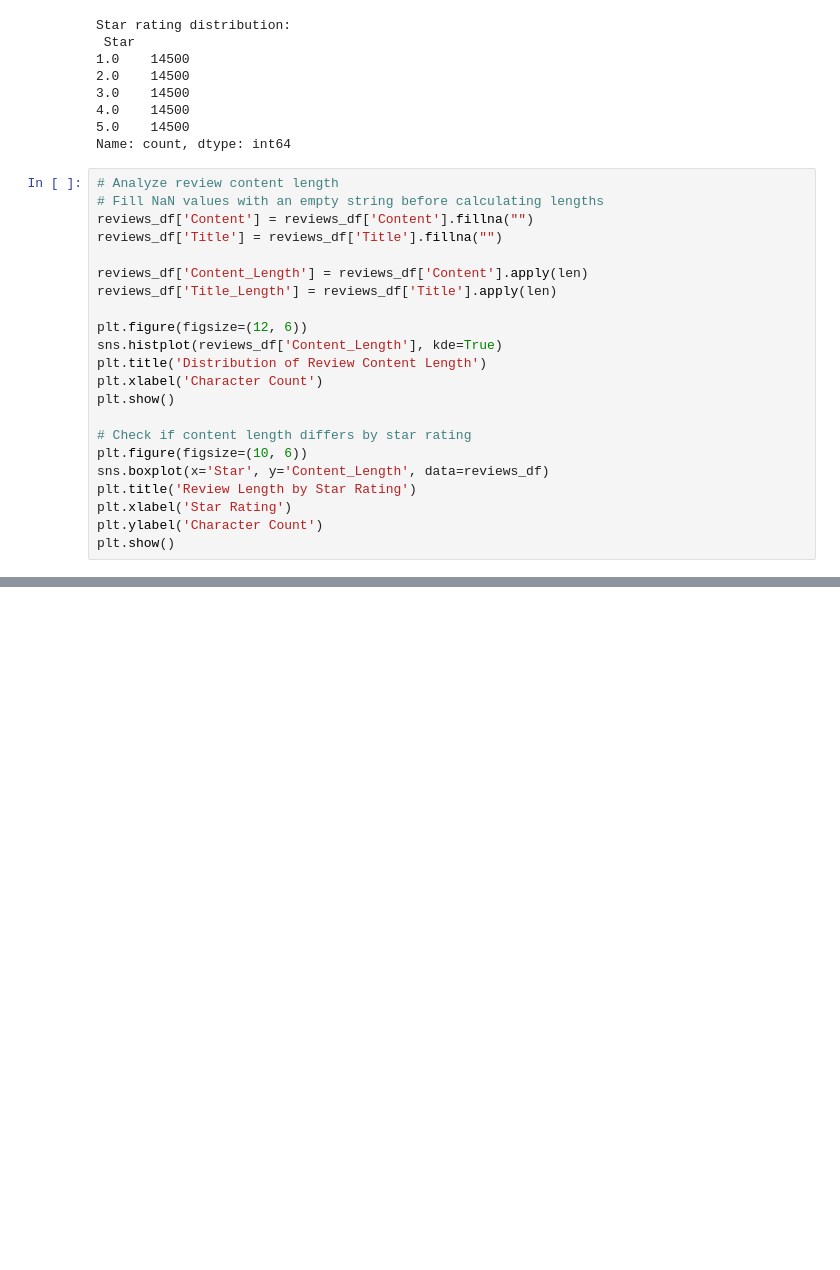
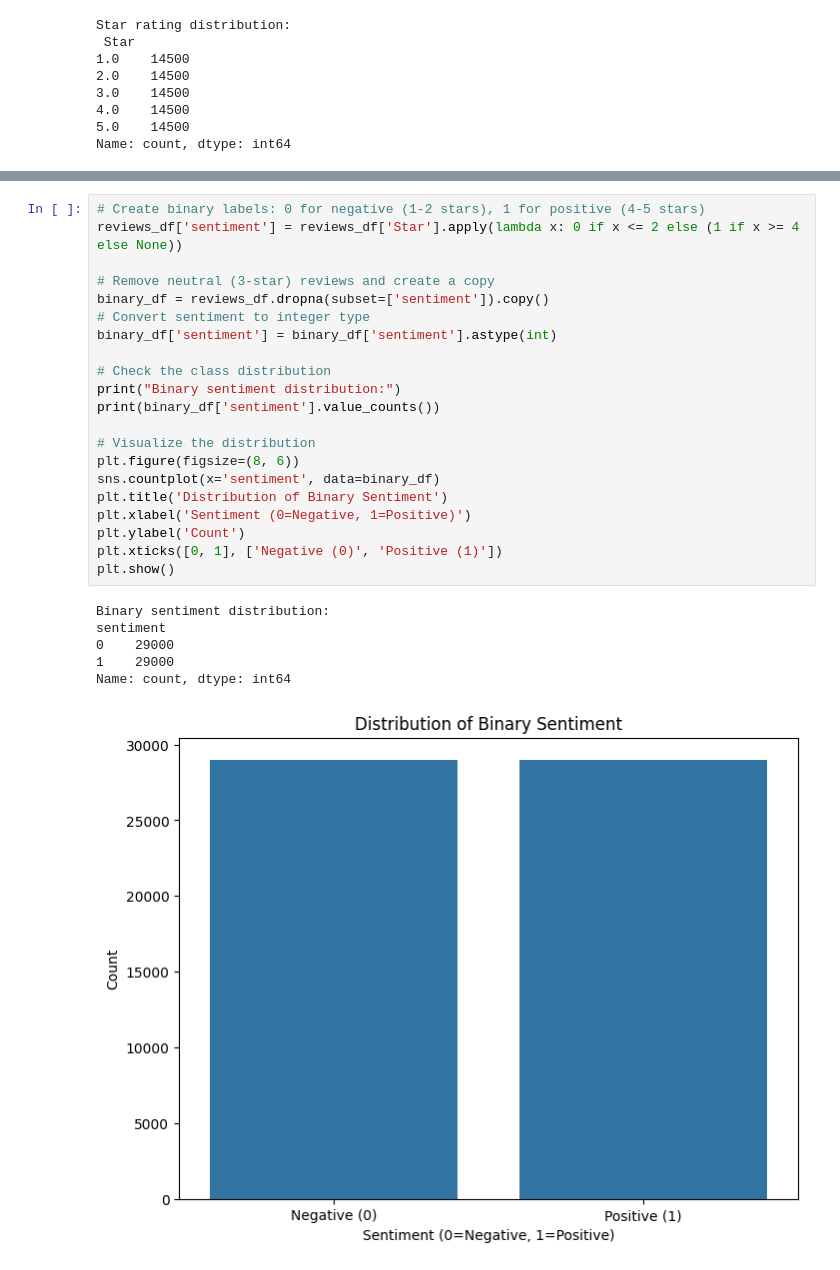
Before and after one commit to Yusufpek/BBM409, a Jupyter notebook: assignment3.ipynb, the cells around one changed output, grey strips where cells are left out. Cells and saved outputs as stored; diff of their text form; blank space fills up the shorter version.

```diff
--- a/assignment3.ipynb
+++ b/assignment3.ipynb
@@ -143,25 +101,3 @@ Star rating distribution:
 4.0    14500
 5.0    14500
 Name: count, dtype: int64
-# %%
-# Analyze review content length
-# Fill NaN values with an empty string before calculating lengths
-reviews_df['Content'] = reviews_df['Content'].fillna("")
-reviews_df['Title'] = reviews_df['Title'].fillna("")
-
-reviews_df['Content_Length'] = reviews_df['Content'].apply(len)
-reviews_df['Title_Length'] = reviews_df['Title'].apply(len)
-
-plt.figure(figsize=(12, 6))
-sns.histplot(reviews_df['Content_Length'], kde=True)
-plt.title('Distribution of Review Content Length')
-plt.xlabel('Character Count')
-plt.show()
-
-# Check if content length differs by star rating
-plt.figure(figsize=(10, 6))
-sns.boxplot(x='Star', y='Content_Length', data=reviews_df)
-plt.title('Review Length by Star Rating')
-plt.xlabel('Star Rating')
-plt.ylabel('Character Count')
-plt.show()
@@ -823,0 +112,28 @@ In this notebook, we've built a sentiment analysis system for classifying Amazon
+# %%
+# Create binary labels: 0 for negative (1-2 stars), 1 for positive (4-5 stars)
+reviews_df['sentiment'] = reviews_df['Star'].apply(lambda x: 0 if x <= 2 else (1 if x >= 4 else None))
+
+# Remove neutral (3-star) reviews and create a copy
+binary_df = reviews_df.dropna(subset=['sentiment']).copy()
+# Convert sentiment to integer type
+binary_df['sentiment'] = binary_df['sentiment'].astype(int)
+
+# Check the class distribution
+print("Binary sentiment distribution:")
+print(binary_df['sentiment'].value_counts())
+
+# Visualize the distribution
+plt.figure(figsize=(8, 6))
+sns.countplot(x='sentiment', data=binary_df)
+plt.title('Distribution of Binary Sentiment')
+plt.xlabel('Sentiment (0=Negative, 1=Positive)')
+plt.ylabel('Count')
+plt.xticks([0, 1], ['Negative (0)', 'Positive (1)'])
+plt.show()
+# %% [output]
+Binary sentiment distribution:
+sentiment
+0    29000
+1    29000
+Name: count, dtype: int64
+[figure, added]
```
Also changed, not shown: parts of 47 cells of this notebook.
